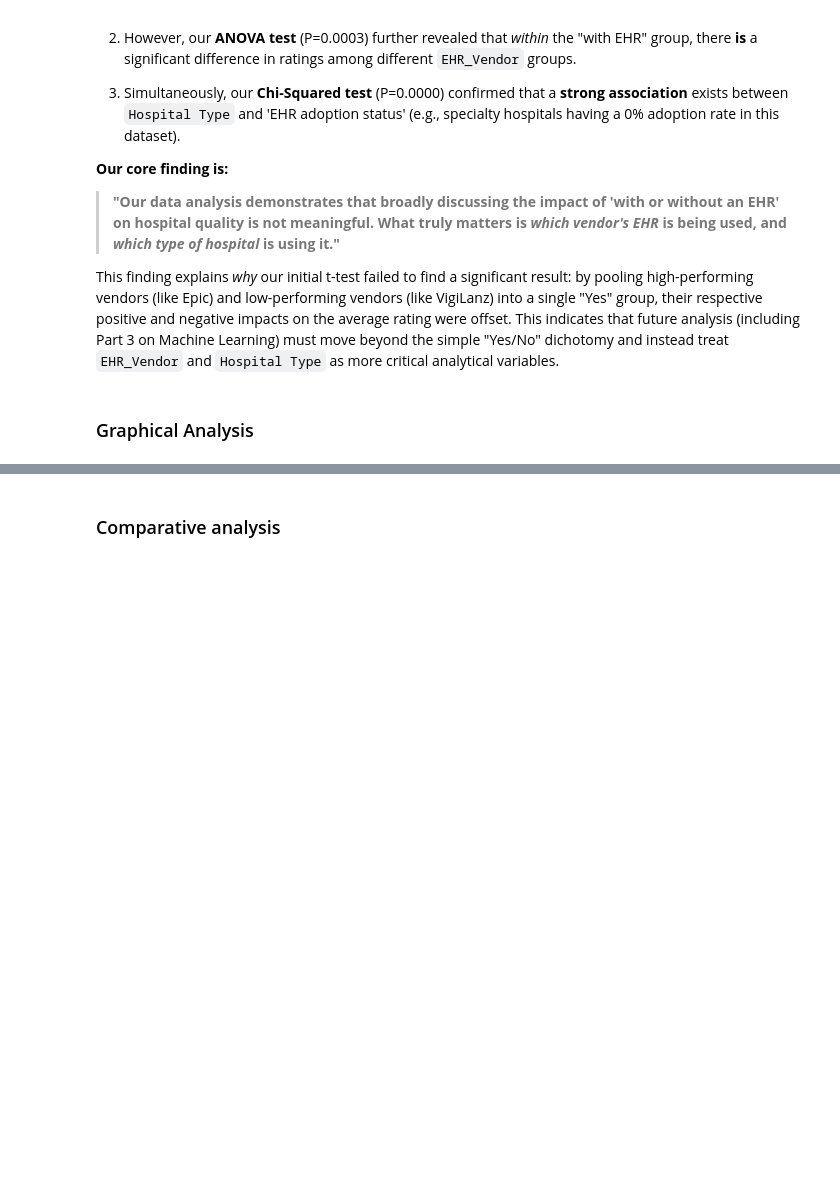
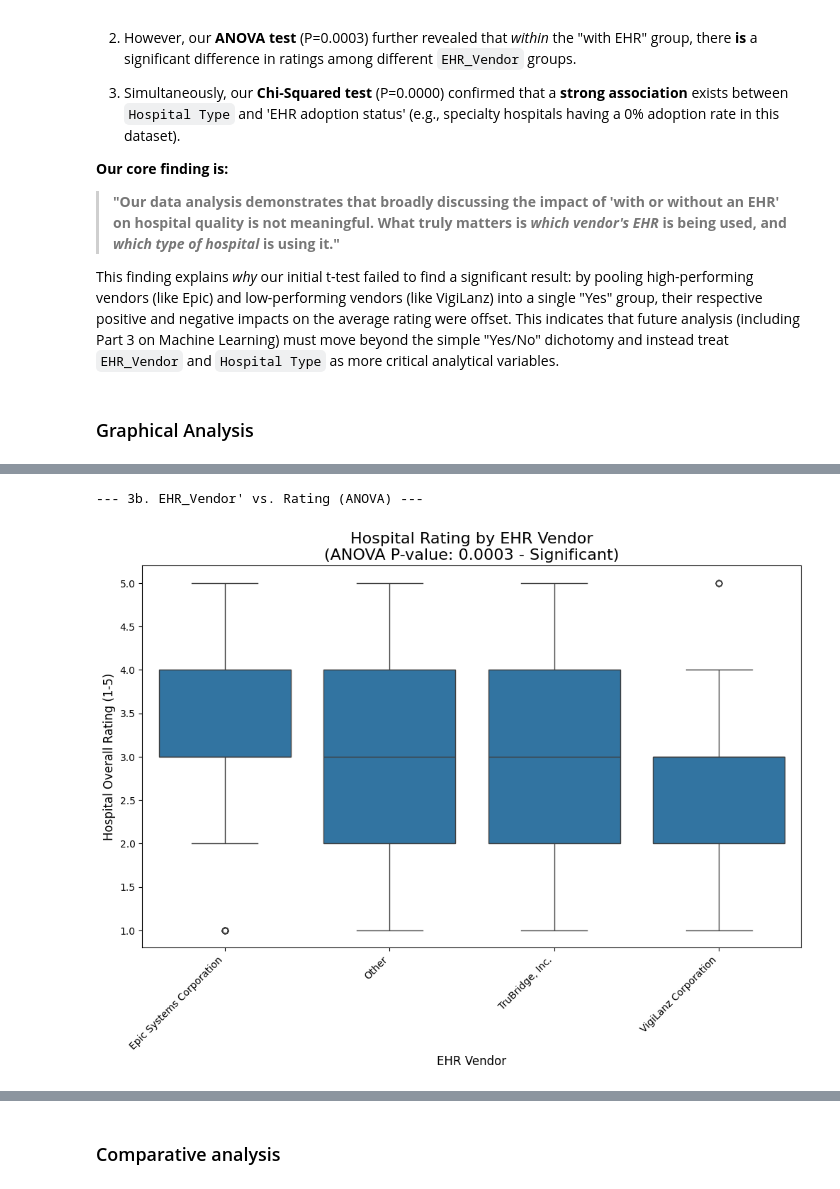
Before and after one commit to Hychow-gh/SI_618_Project, a Jupyter notebook: Project_Part_2.ipynb, the cells around one changed output, grey strips where cells are left out. Saved outputs shown, nothing was run; the diff lists cells and outputs as text; code cells hidden in the pictures; blank space fills up the shorter version.

```diff
--- a/Project_Part_2.ipynb
+++ b/Project_Part_2.ipynb
@@ -328,0 +379,19 @@ This finding explains *why* our initial t-test failed to find a significant resu
+# %%
+# 3b. EHR_Vendor' vs. Rating (ANOVA)
+
+print("--- 3b. EHR_Vendor' vs. Rating (ANOVA) ---")
+
+p_value_anova = 0.0003
+
+plt.figure(figsize=(12, 7))
+sns.boxplot(data=df, x='EHR_Vendor', y='rating_numeric',
+            order=df.groupby('EHR_Vendor')['rating_numeric'].median().sort_values().index)
+
+plt.title(f'Hospital Rating by EHR Vendor\n(ANOVA P-value: {p_value_anova:.4f} - Significant)', fontsize=16)
+plt.xlabel('EHR Vendor', fontsize=12)
+plt.ylabel('Hospital Overall Rating (1-5)', fontsize=12)
+plt.xticks(rotation=45, ha='right') # Rotate labels for readability
+plt.show()
+# %% [output]
+--- 3b. EHR_Vendor' vs. Rating (ANOVA) ---
+[figure, added]
```
Also changed, not shown: parts of 7 cells of this notebook.
